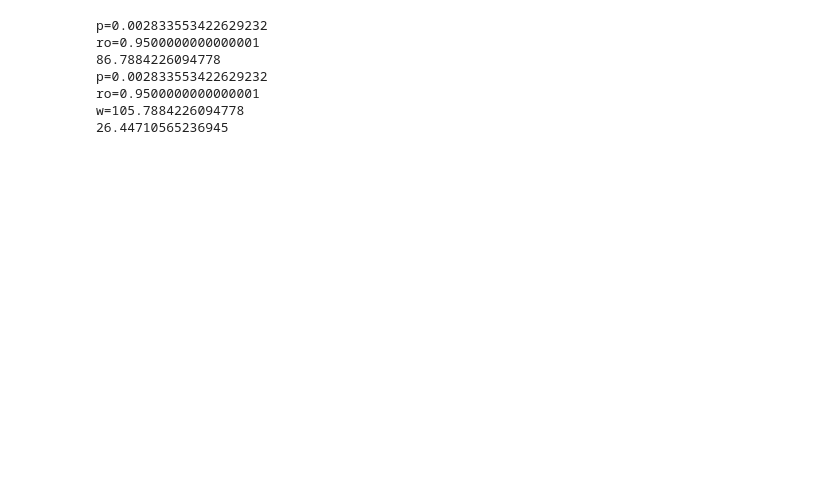
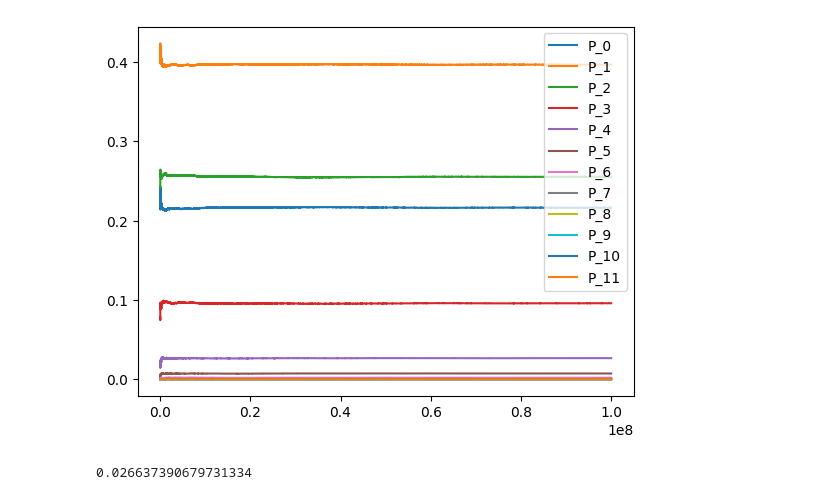
Before and after one commit to Velnbur/mgnk-queue-modeling, a Jupyter notebook: notebooks/visualize.ipynb, the cells around one changed output. Saved outputs shown, nothing was run; the diff lists cells and outputs as text; code cells hidden in the pictures; blank space fills up the shorter version.

```diff
--- a/notebooks/visualize.ipynb
+++ b/notebooks/visualize.ipynb
@@ -40,39 +105,26 @@ plt.savefig('1_000_000_seconds-queue_length_mean.png')
 # %%
-import math
+ns = [0 for k in range(0, m + n + 1)]
+p_ns = [[] for k in range(0, m + n + 1)]
 
-def p_0(lambda_, mu, K, c):
-    return (sum([lambda_**k / (mu**k * math.factorial(k))
-                 for k in range(c + 1)])
-            + lambda_**c / (mu**c * math.factorial(c))
-            * sum([lambda_**(k - c) / (mu**(k-c) * c**(k-c))
-                   for k in range(c + 1, K + 1)]))**(-1)
+for num in requests_in_system:
+    ns[num] += 1
 
-def W(lambda_, mu, K, c):
-    p = p_0(lambda_, mu, K, c)
-    print(f"{p=}")
+    s = sum(ns)
+    p_n = [p / s for p in ns]
 
-    ro = lambda_ / (c * mu)
-    print(f"{ro=}")
+#     assert sum(p_n) == 1
 
-    return 1/mu + p * (ro * (ro * c)**c)/(lambda_ * (1-ro)**2 * math.factorial(c))
+    for i, p in enumerate(p_n):
+        p_ns[i].append(p)
 
-def W_q(lambda_, mu, K, c):
-    return W(lambda_, mu, K, c) - 1/mu
+for i, p_n in enumerate(p_ns):
+    plt.plot(seconds[1000:], p_n[1000:], label=f"P_{i}")
 
-def Theta(lambda_, mu, K, c):
-    w = W(lambda_, mu, K, c)
-    print(f"{w=}")
-    return w * lambda_
-
-print(W_q(1/4, 1/19, 30, 5))
-
-theta = Theta(1/4, 1/19, 30, 5)
-print(theta)
+plt.legend(loc="upper right")
+plt.savefig('1_000_000_seconds-p_n.png')
 # %% [output]
-p=0.002833553422629232
-ro=0.9500000000000001
-86.7884226094778
-p=0.002833553422629232
-ro=0.9500000000000001
-w=105.7884226094778
-26.44710565236945
+[figure, added]
+# %%
+print(p_ns[4][-1])
+# %% [output]
+0.026637390679731334
```
Also changed, not shown: parts of 7 cells of this notebook, 13 other files.
